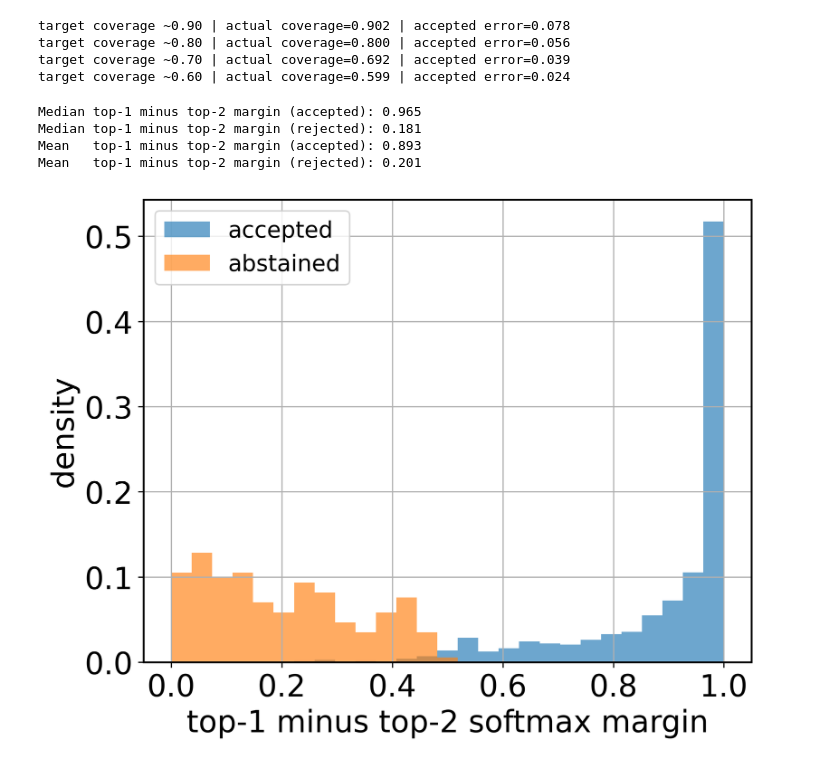
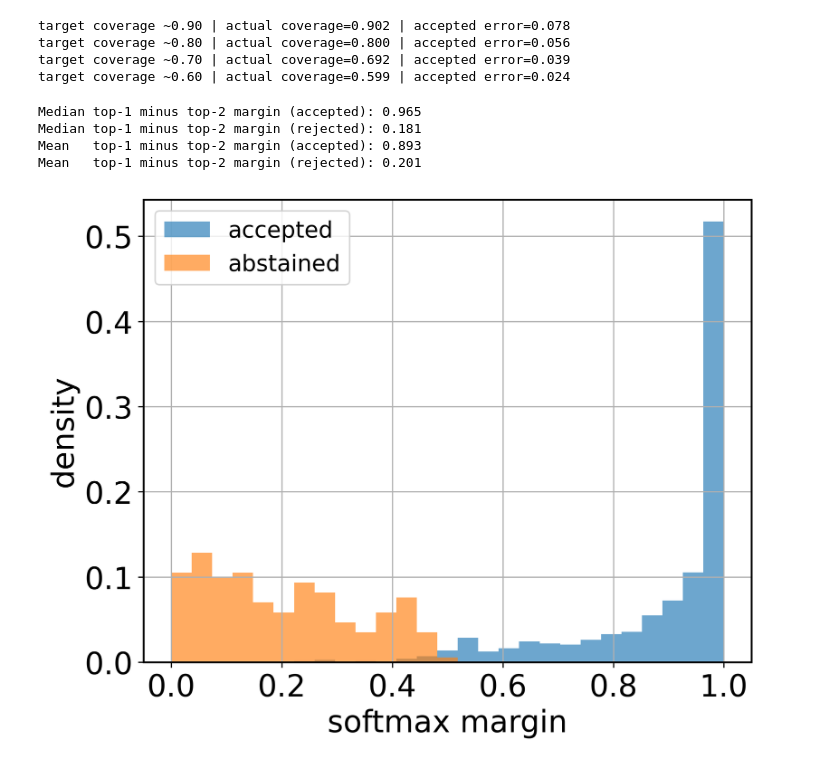
Before and after one commit to raham24/Epistemic-Uncertainty-Aware-Defect-Detection-for-Quality-Control-in-Medical-Device-Manufacturing, a Jupyter notebook: toy_example/toy_example.ipynb, the cells around one changed output. Drawn from its saved outputs; the diff is of its cells as text; code cells hidden in the pictures.

```diff
--- a/toy_example/toy_example.ipynb
+++ b/toy_example/toy_example.ipynb
@@ -573,32 +573,32 @@ ax.hist(
     bins=bins,
     alpha=0.65,
     weights=np.ones(len(rejected_margin)) / len(rejected_margin),
     label="abstained"
 )
 
-ax.set_xlabel("top-1 minus top-2 softmax margin")
+ax.set_xlabel("softmax margin")
 ax.set_ylabel("density")
 # ax.set_title("Rejected points have smaller classification margin")
 
 # Increase font sizes for this ax only
 ax.tick_params(axis="both", labelsize=20)
 ax.xaxis.label.set_size(20)
 ax.yaxis.label.set_size(20)
 ax.title.set_size(20)
 ax.yaxis.get_offset_text().set_fontsize(20)
 
 legend = ax.get_legend()
 if legend is not None:
     for text in legend.get_texts():
         text.set_fontsize(20)
 
 ax.legend()
 plt.show()
 
 fig.savefig("../tex/img/toy_example_margin_histogram.png", dpi=300, bbox_inches='tight')
 # %% [output]
 Median top-1 minus top-2 margin (accepted): 0.965
 Median top-1 minus top-2 margin (rejected): 0.181
 Mean   top-1 minus top-2 margin (accepted): 0.893
 Mean   top-1 minus top-2 margin (rejected): 0.201
-[figure, old version]
+[figure, new version]
```
Also changed, not shown: 12 other files.
